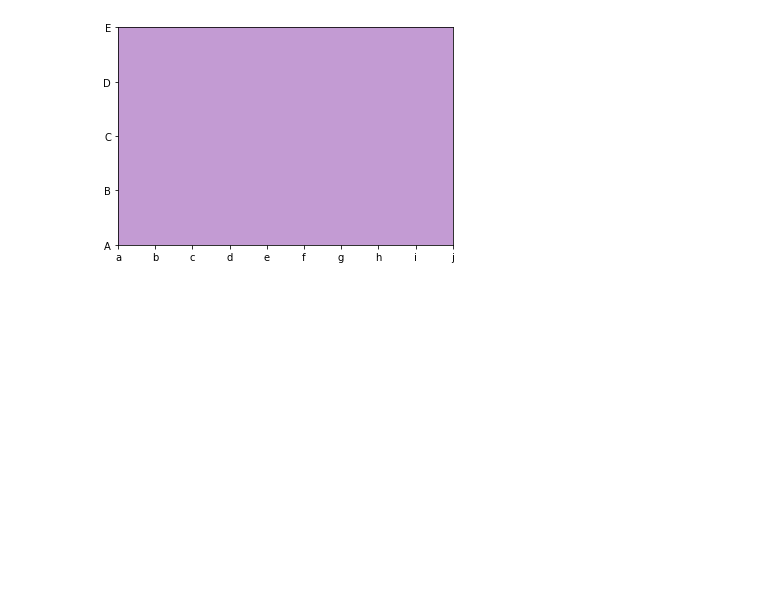
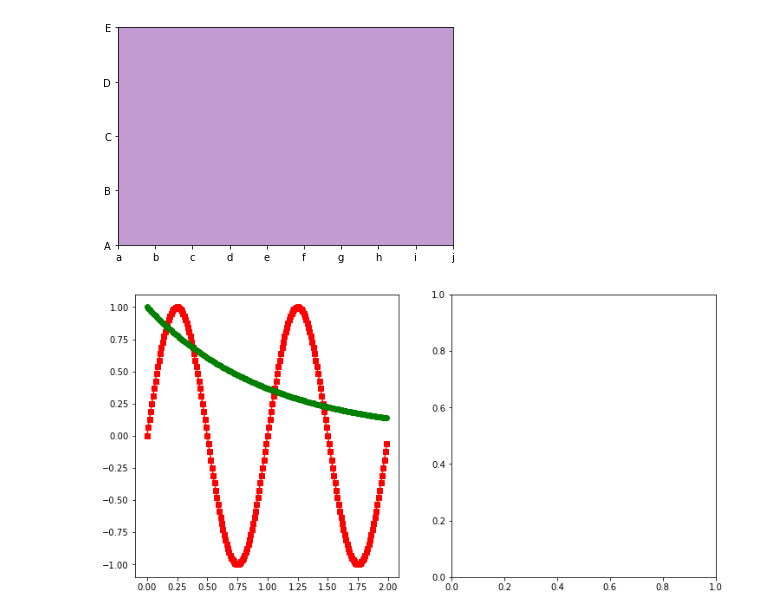
Before and after one commit to MingChen0919/python-plotting-and-visualization, a Jupyter notebook: axis.ipynb, the cells around one changed output. Cells and saved outputs as stored; diff of their text form; code cells hidden in the pictures; blank space fills up the shorter version.

```diff
--- a/axis.ipynb
+++ b/axis.ipynb
@@ -82,3 +82,22 @@ sp.axes.set_yticklabels(y_ticklabels)
 plt.show()
 # %% [output]
 [figure]
+# %%
+fig, splots = plt.subplots(nrows=1, ncols=2, figsize=(12, 6))
+
+subplot_1 = splots[0]
+subplot_2 = splots[1]
+
+x = np.arange(0, 2, 0.01)
+y1 = np.sin(2*np.pi*x)
+y2 = np.exp(-x)
+
+s = np.random.randn(200)
+y3 = 2*x2 + 10 + np.random.randn(50)
+y4 = s**2 + s + 10
+
+
+## two lines in first subplot
+l1, l2 = subplot_1.plot(x, y1, 'rs-', x, y2, 'go')
+# %% [output]
+[figure, added]
```
Also changed, not shown: parts of 1 cell of this notebook, 3 other files.
